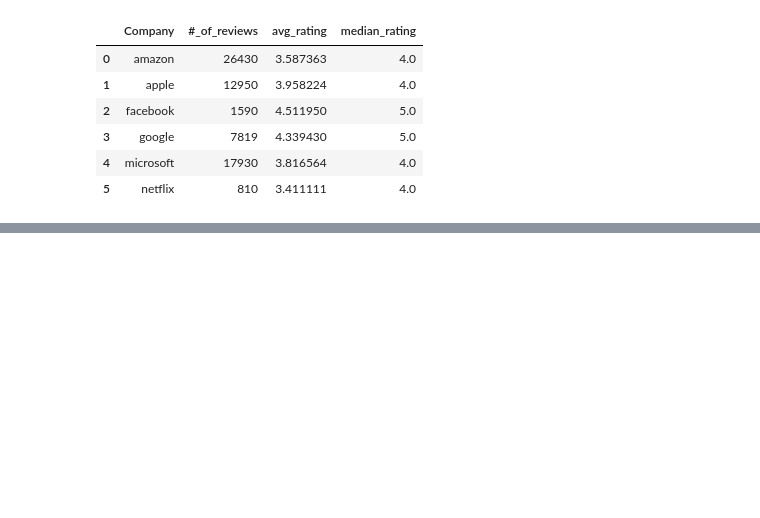
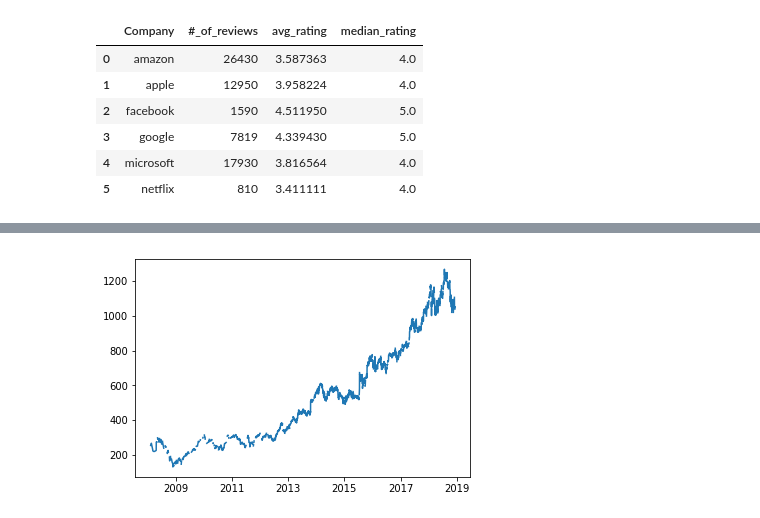
Before and after one commit to annabl38/Project_1, a Jupyter notebook: Company_stuff.Kim.ipynb, the cells around one changed output, grey strips where cells are left out. Drawn from its saved outputs; the diff is of its cells as text; code cells hidden in the pictures; blank space fills up the shorter version.

```diff
--- a/Company_stuff.Kim.ipynb
+++ b/Company_stuff.Kim.ipynb
@@ -51,7 +43,15 @@ review_data=review_data.rename(columns={"dates":"Date"})
 # %%
 amazon_df=(review_data[review_data['company']=='amazon']).dropna()
+amazon_df['Date'] = pd.to_datetime(amazon_df['Date'],format=None)
+
 apple_df=(review_data[review_data['company']=='apple']).dropna()
+apple_df['Date'] = pd.to_datetime(apple_df['Date'],format=None)
+
 facebook_df=(review_data[review_data['company']=='facebook']).dropna()
+facebook_df['Date'] = pd.to_datetime(facebook_df['Date'],format=None)
+
 google_df=(review_data[review_data['company']=='google']).dropna()
+google_df['Date'] = pd.to_datetime(google_df['Date'],format=None)
+
 microsoft_df=(review_data[review_data['company']=='microsoft']).dropna()
-netflix_df=(review_data[review_data['company']=='netflix']).dropna()
+microsoft_df['Date'] = pd.to_datetime(microsoft_df['Date'],format=None)
@@ -128,0 +138,13 @@ Amazon_AMZN.dropna()
+# %%
+#Google stock data
+GOOG_file= "../Project_1/worldtradingdata-history-GOOG.csv"
+GOOG_df= pd.read_csv(GOOG_file)
+GOOG_df['Date'] = pd.to_datetime(GOOG_df['Date'],format=None)
+
+#merged data
+Google_GOOG=pd.merge(google_df, GOOG_df, how='left', on ='Date')
+Google_GOOG.drop(['job-title','summary','location','pros','cons','advice-to-mgmt','work-balance-stars',
+                  'culture-values-stars','carrer-opportunities-stars','comp-benefit-stars',
+                  'senior-mangemnet-stars','helpful-count','link','Open','High','Low','Volume'], axis=1, inplace=True)
+Google_GOOG=Google_GOOG.rename(columns={"Close":"Stock-at-close"})
+(Google_GOOG.dropna()).head()
@@ -128,0 +158,8 @@ Amazon_AMZN.dropna()
+# %%
+#plt.scatter(Google_GOOG['Date'], Google_GOOG['Stock-at-close'], marker="o", facecolors="red", edgecolors="black", alpha=0.75)
+stock_x = Google_GOOG['Date']
+stock_y = Google_GOOG['Stock-at-close']
+plt.plot(stock_x, stock_y)
+plt.show()
+# %% [output]
+[figure, added]
```
Also changed, not shown: parts of 13 cells of this notebook.
